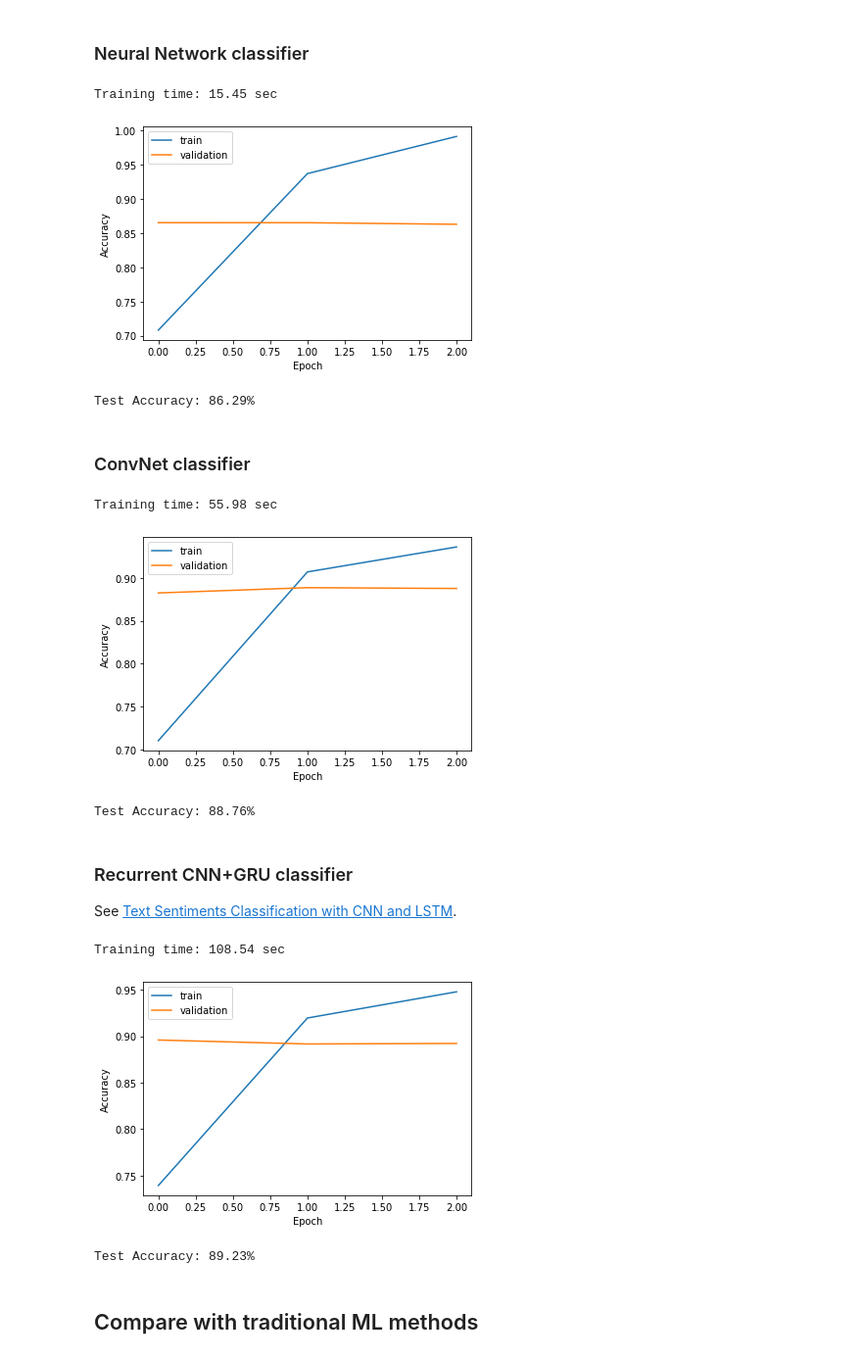
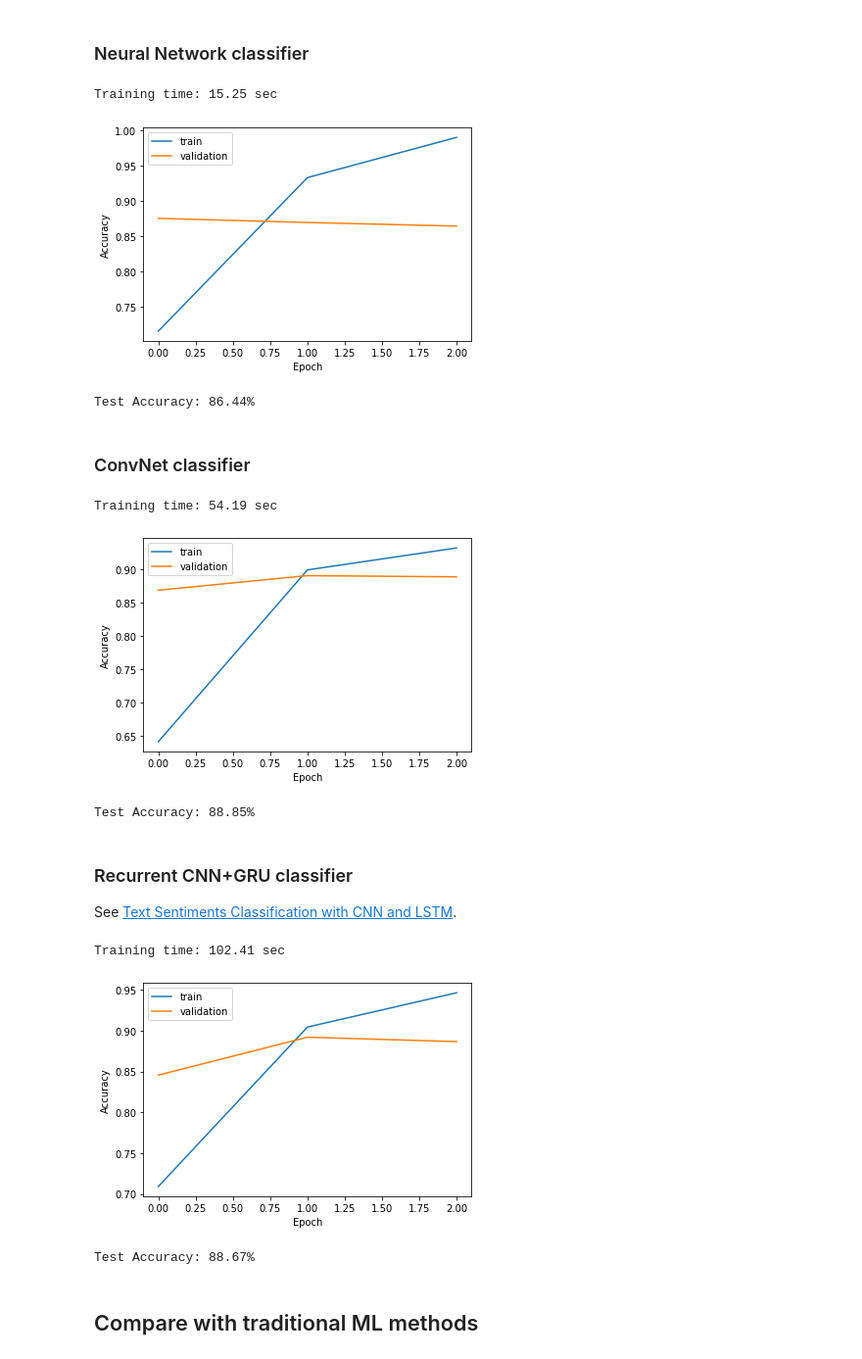
Before and after one commit to jhagelback/ml-sk, a Jupyter notebook: Keras/IMDB sentiment analysis.ipynb, the cells around one changed output. Shown at 98% size. Cells and saved outputs as stored; diff of their text form; code cells hidden in the pictures.

```diff
--- a/Keras/IMDB sentiment analysis.ipynb
+++ b/Keras/IMDB sentiment analysis.ipynb
@@ -115,22 +115,22 @@ Test Accuracy: 88.29%
 model = Sequential()
 model.add(Embedding(input_dim=top_words, output_dim=embedding_size, input_length=max_words))
 model.add(Flatten())
-model.add(Dense(128, activation="relu"))
+model.add(Dense(128, activation="relu", kernel_initializer="he_normal"))
 model.add(Dropout(0.4))
 model.add(Dense(1, activation="sigmoid"))
 model.compile(loss="binary_crossentropy", optimizer=Adam(learning_rate=0.002), metrics=["accuracy"])
 
 train_and_evaluate(model, no_epochs=3)
 # %% [output]
-Training time: 15.45 sec
+Training time: 15.25 sec
-[figure, old version]
+[figure, new version]
-Test Accuracy: 86.29%
+Test Accuracy: 86.44%
 # %% [markdown]
 <h3>ConvNet classifier</h3>
 # %%
 model = Sequential()
 model.add(Embedding(input_dim=top_words, output_dim=embedding_size, input_length=max_words))
-model.add(Conv1D(filters=64, kernel_size=5, padding="same", activation="relu"))
+model.add(Conv1D(filters=64, kernel_size=5, padding="same", activation="relu", kernel_initializer="he_uniform"))
 model.add(MaxPooling1D())
 model.add(Flatten())
 model.add(Dense(128, activation="relu"))
@@ -140,9 +140,9 @@ model.compile(loss="binary_crossentropy", optimizer=Adam(learning_rate=0.001), m
 
 train_and_evaluate(model, no_epochs=3)
 # %% [output]
-Training time: 55.98 sec
+Training time: 54.19 sec
-[figure, old version]
+[figure, new version]
-Test Accuracy: 88.76%
+Test Accuracy: 88.85%
 # %% [markdown]
 <h3>Recurrent CNN+GRU classifier</h3>
 
@@ -150,27 +150,27 @@ See <a href="https://medium.com/@mrunal68/text-sentiments-classification-with-cn
 # %%
 model = Sequential()
 # Embedding layer
 model.add(Embedding(input_dim=top_words, output_dim=embedding_size, input_length=max_words))
 # ConvNet layer
-model.add(Conv1D(filters=32, kernel_size=5, padding="same", activation="relu"))
+model.add(Conv1D(filters=32, kernel_size=5, padding="same", activation="relu", kernel_initializer="he_uniform"))
 model.add(MaxPooling1D())
-model.add(Conv1D(filters=64, kernel_size=5, padding="same", activation="relu"))
+model.add(Conv1D(filters=64, kernel_size=5, padding="same", activation="relu", kernel_initializer="he_uniform"))
 model.add(MaxPooling1D())
 # Recurrent layer using GRU
 model.add(GRU(32, return_sequences=True, dropout=0.2, recurrent_dropout=0.2))
 # Fully connected layer
 model.add(Flatten())
 model.add(Dense(128, activation="relu"))
 model.add(Dropout(0.4))
 model.add(Dense(1, activation="sigmoid"))
 
 model.compile(loss="binary_crossentropy", optimizer=Adam(learning_rate=0.005, amsgrad=True), metrics=["accuracy"])
 
 train_and_evaluate(model, no_epochs=3)
 # %% [output]
-Training time: 108.54 sec
+Training time: 102.41 sec
-[figure, old version]
+[figure, new version]
-Test Accuracy: 89.23%
+Test Accuracy: 88.67%
 # %% [markdown]
 <h2>Compare with traditional ML methods</h2>
 # %% [markdown]
```
Also changed, not shown: parts of 1 cell of this notebook, 1 other file.
